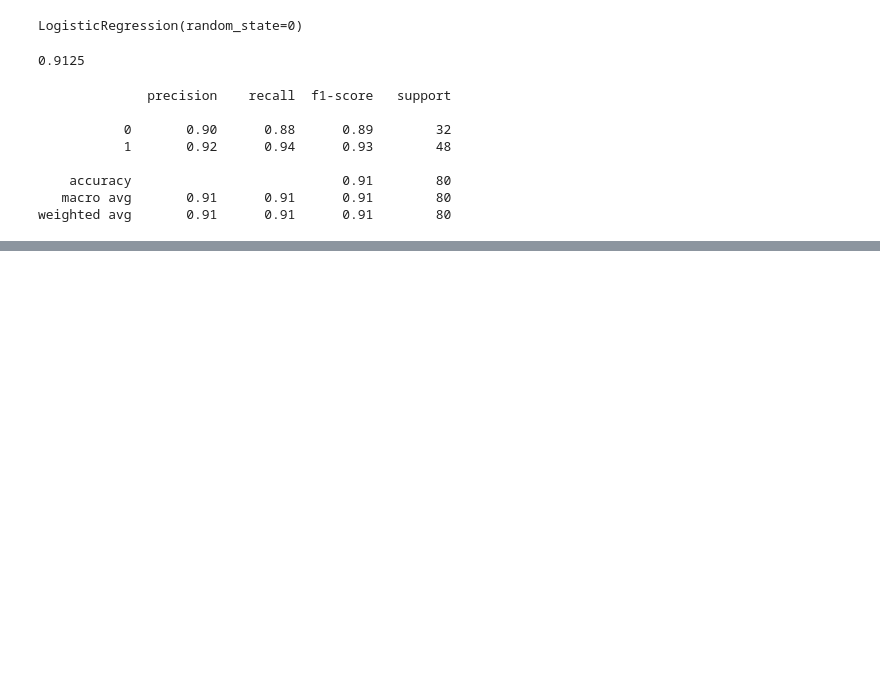
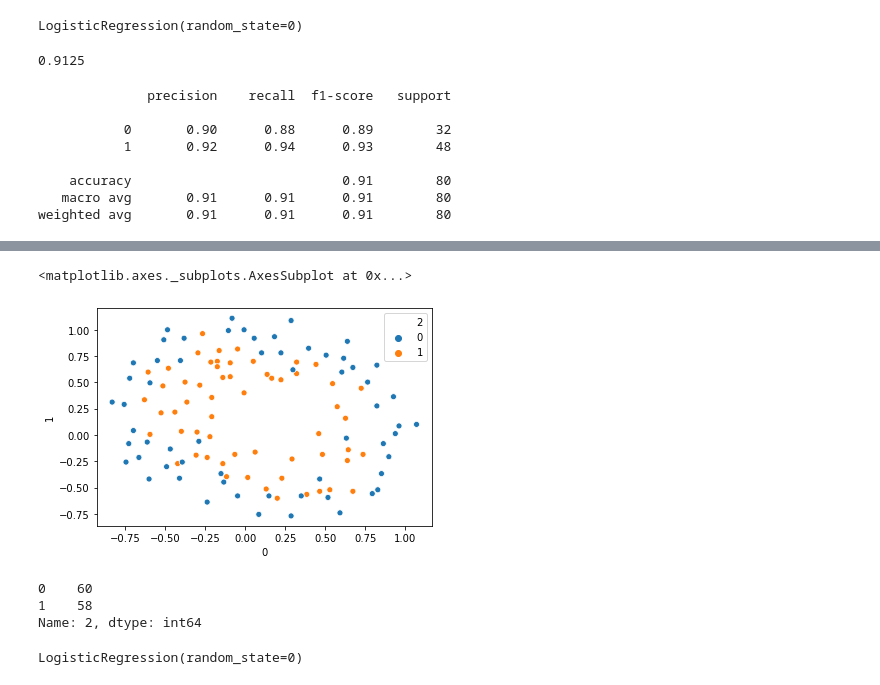
Before and after one commit to gonzalo71/TestGit, a Jupyter notebook: ejercicios_andrewng.ipynb, the cells around one changed output, grey strips where cells are left out. Drawn from its saved outputs; the diff is of its cells as text; code cells hidden in the pictures; blank space fills up the shorter version.

```diff
--- a/ejercicios_andrewng.ipynb
+++ b/ejercicios_andrewng.ipynb
@@ -333,0 +360,5 @@ weighted avg       0.91      0.91      0.91        80
+# %%
+sns.scatterplot(x=0,y=1,hue=2,data=data,legend="full")
+# %% [output]
+<matplotlib.axes._subplots.AxesSubplot at 0x...>
+[figure, added]
@@ -333,0 +372,6 @@ weighted avg       0.91      0.91      0.91        80
+# %%
+Y.value_counts()
+# %% [output]
+0    60
+1    58
+Name: 2, dtype: int64
@@ -333,0 +380,8 @@ weighted avg       0.91      0.91      0.91        80
+# %%
+scaler = sklearn.preprocessing.StandardScaler()
+X_train_scaled = scaler.fit_transform(X_train)
+
+model = LogisticRegression(random_state=0)
+model.fit(X_train_scaled,y_train)
+# %% [output]
+LogisticRegression(random_state=0)
```
Also changed, not shown: parts of 21 cells of this notebook, 1 other file.
